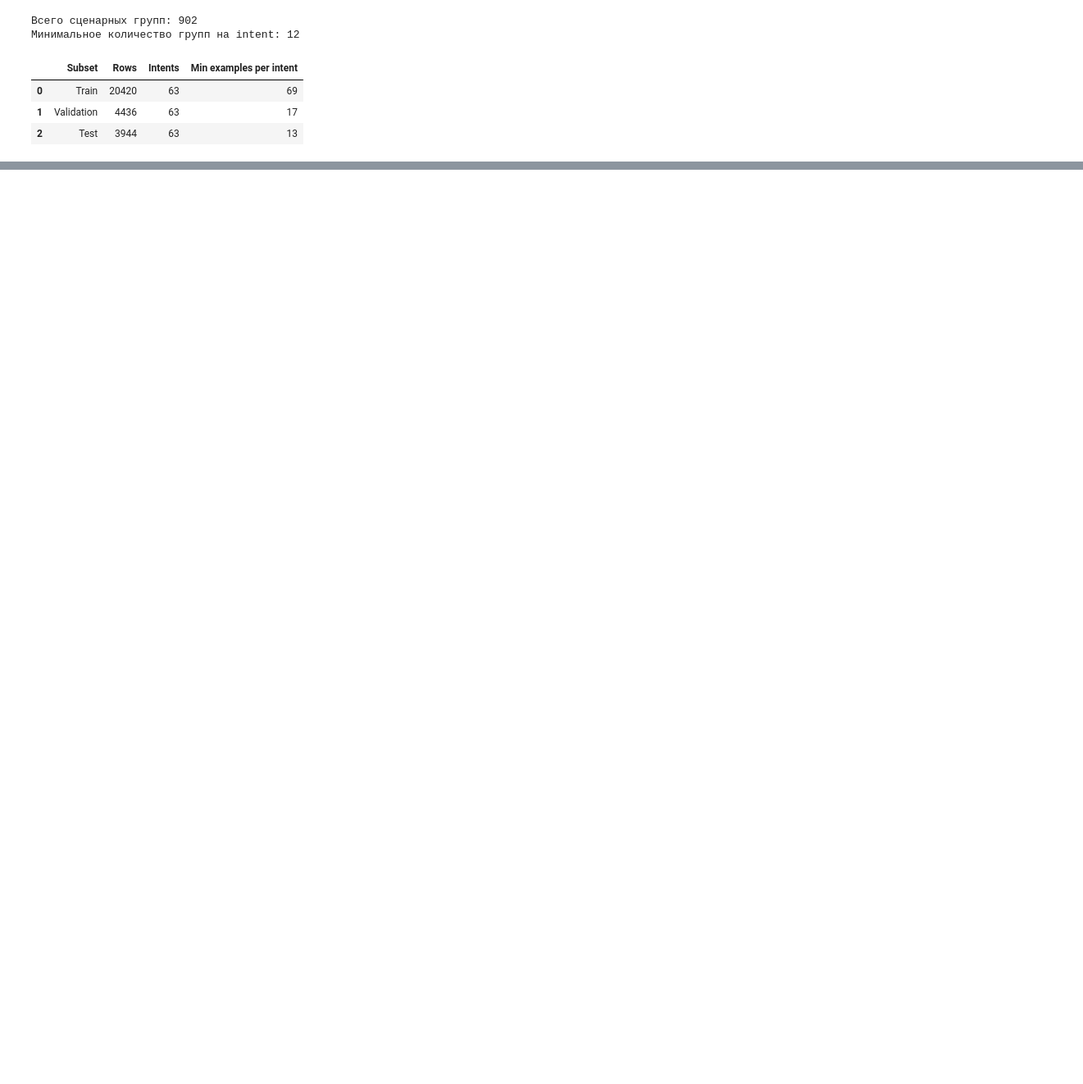
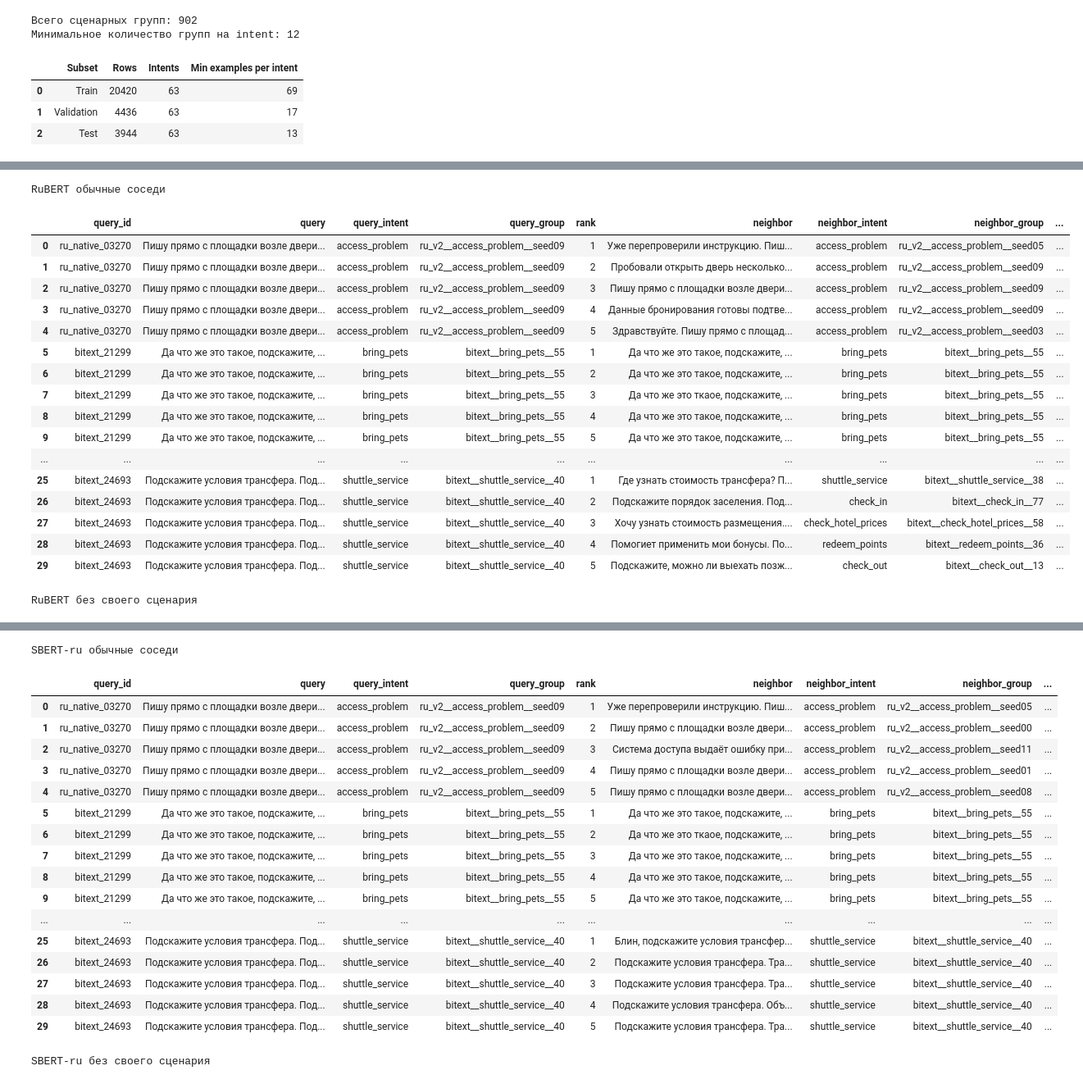
Before and after one commit to Ai-host-team/rental-ai-assistant, a Jupyter notebook: notebooks/01_eda_dataset.ipynb, the cells around one changed output, grey strips where cells are left out. Shown at 82% size. Cells and saved outputs as stored; diff of their text form; code cells hidden in the pictures; blank space fills up the shorter version.

```diff
--- a/notebooks/01_eda_dataset.ipynb
+++ b/notebooks/01_eda_dataset.ipynb
@@ -980,0 +1672,57 @@ test_df.to_csv(processed_dir / "intent_test.csv",sep=";",index=False,encoding="u
+# %%
+embedding_neighbor_metrics = []
+embedding_neighbor_results = {}
+embedding_example_positions = np.unique(np.linspace(0, len(embedding_queries) - 1,
+                                                    min(6, len(embedding_queries)), dtype=int))
+for embedding_name, embedding_array in embedding_vectors.items():
+    embedding_score = make_embedding_score_blocks(embedding_array, embedding_device)
+    try:
+        for embedding_mode, embedding_filter in [('обычные соседи', False), ('без своего сценария', True)]:
+            embedding_neighbors, embedding_similarities = nearest_neighbors(
+                embedding_array, embedding_rows, embedding_queries, k=5,
+                exclude_scenario=embedding_filter, score_block=embedding_score,
+            )
+            embedding_metrics, embedding_per_query = neighbor_agreement(
+                embedding_rows, embedding_queries, embedding_neighbors
+            )
+            embedding_neighbor_metrics.append({'Модель': embedding_name, 'Режим': embedding_mode, **embedding_metrics})
+            embedding_neighbor_results[(embedding_name, embedding_mode)] = (embedding_neighbors, embedding_similarities)
+            embedding_examples = neighbor_examples(
+                embedding_rows, embedding_queries[embedding_example_positions],
+                embedding_neighbors[embedding_example_positions], embedding_similarities[embedding_example_positions],
+            )
+            print(embedding_name, embedding_mode)
+            with pd.option_context('display.max_colwidth', 180):
+                display(embedding_examples)
+            embedding_examples.to_csv(embedding_results_dir / f'{embedding_name}_{embedding_filter}_examples.csv',
+                                      index=False, encoding='utf-8-sig')
+            embedding_per_query.assign(request_id=embedding_rows.iloc[embedding_queries]['request_id'].to_numpy()).to_csv(
+                embedding_results_dir / f'{embedding_name}_{embedding_filter}_query_metrics.csv',
+                index=False, encoding='utf-8-sig',
+            )
+    finally:
+        del embedding_score
+        gc.collect()
+        clear_embedding_device(embedding_device)
+embedding_neighbor_table = pd.DataFrame(embedding_neighbor_metrics)
+display(embedding_neighbor_table)
+# %% [output]
+RuBERT обычные соседи
+|  | query_id | query | query_intent | query_group | rank | neighbor | neighbor_intent | neighbor_group | ... |
+| 0 | ru_native_03270 | Пишу прямо с площадки возле двери... | access_problem | ru_v2__access_problem__seed09 | 1 | Уже перепроверили инструкцию. Пиш... | access_problem | ru_v2__access_problem__seed05 | ... |
+| 1 | ru_native_03270 | Пишу прямо с площадки возле двери... | access_problem | ru_v2__access_problem__seed09 | 2 | Пробовали открыть дверь несколько... | access_problem | ru_v2__access_problem__seed09 | ... |
+| 2 | ru_native_03270 | Пишу прямо с площадки возле двери... | access_problem | ru_v2__access_problem__seed09 | 3 | Пишу прямо с площадки возле двери... | access_problem | ru_v2__access_problem__seed09 | ... |
+| 3 | ru_native_03270 | Пишу прямо с площадки возле двери... | access_problem | ru_v2__access_problem__seed09 | 4 | Данные бронирования готовы подтве... | access_problem | ru_v2__access_problem__seed09 | ... |
+| 4 | ru_native_03270 | Пишу прямо с площадки возле двери... | access_problem | ru_v2__access_problem__seed09 | 5 | Здравствуйте. Пишу прямо с площад... | access_problem | ru_v2__access_problem__seed03 | ... |
+| 5 | bitext_21299 | Да что же это такое, подскажите, ... | bring_pets | bitext__bring_pets__55 | 1 | Да что же это такое, подскажите, ... | bring_pets | bitext__bring_pets__55 | ... |
+| 6 | bitext_21299 | Да что же это такое, подскажите, ... | bring_pets | bitext__bring_pets__55 | 2 | Да что же это такое, подскажите, ... | bring_pets | bitext__bring_pets__55 | ... |
+| 7 | bitext_21299 | Да что же это такое, подскажите, ... | bring_pets | bitext__bring_pets__55 | 3 | Да что же это ткаое, подскажите, ... | bring_pets | bitext__bring_pets__55 | ... |
+| 8 | bitext_21299 | Да что же это такое, подскажите, ... | bring_pets | bitext__bring_pets__55 | 4 | Да что же это такое, подскажите, ... | bring_pets | bitext__bring_pets__55 | ... |
+| 9 | bitext_21299 | Да что же это такое, подскажите, ... | bring_pets | bitext__bring_pets__55 | 5 | Да что же это такое, подскажите, ... | bring_pets | bitext__bring_pets__55 | ... |
+| ... | ... | ... | ... | ... | ... | ... | ... | ... | ... |
+| 25 | bitext_24693 | Подскажите условия трансфера. Под... | shuttle_service | bitext__shuttle_service__40 | 1 | Где узнать стоимость трансфера? П... | shuttle_service | bitext__shuttle_service__38 | ... |
+| 26 | bitext_24693 | Подскажите условия трансфера. Под... | shuttle_service | bitext__shuttle_service__40 | 2 | Подскажите порядок заселения. Под... | check_in | bitext__check_in__77 | ... |
+| 27 | bitext_24693 | Подскажите условия трансфера. Под... | shuttle_service | bitext__shuttle_service__40 | 3 | Хочу узнать стоимость размещения.... | check_hotel_prices | bitext__check_hotel_prices__58 | ... |
+| 28 | bitext_24693 | Подскажите условия трансфера. Под... | shuttle_service | bitext__shuttle_service__40 | 4 | Помогиет применить мои бонусы. По... | redeem_points | bitext__redeem_points__36 | ... |
+| 29 | bitext_24693 | Подскажите условия трансфера. Под... | shuttle_service | bitext__shuttle_service__40 | 5 | Подскажите, можно ли выехать позж... | check_out | bitext__check_out__13 | ... |
+RuBERT без своего сценария
@@ -980,0 +1746,19 @@ test_df.to_csv(processed_dir / "intent_test.csv",sep=";",index=False,encoding="u
+SBERT-ru обычные соседи
+|  | query_id | query | query_intent | query_group | rank | neighbor | neighbor_intent | neighbor_group | ... |
+| 0 | ru_native_03270 | Пишу прямо с площадки возле двери... | access_problem | ru_v2__access_problem__seed09 | 1 | Уже перепроверили инструкцию. Пиш... | access_problem | ru_v2__access_problem__seed05 | ... |
+| 1 | ru_native_03270 | Пишу прямо с площадки возле двери... | access_problem | ru_v2__access_problem__seed09 | 2 | Пишу прямо с площадки возле двери... | access_problem | ru_v2__access_problem__seed00 | ... |
+| 2 | ru_native_03270 | Пишу прямо с площадки возле двери... | access_problem | ru_v2__access_problem__seed09 | 3 | Система доступа выдаёт ошибку при... | access_problem | ru_v2__access_problem__seed11 | ... |
+| 3 | ru_native_03270 | Пишу прямо с площадки возле двери... | access_problem | ru_v2__access_problem__seed09 | 4 | Пишу прямо с площадки возле двери... | access_problem | ru_v2__access_problem__seed01 | ... |
+| 4 | ru_native_03270 | Пишу прямо с площадки возле двери... | access_problem | ru_v2__access_problem__seed09 | 5 | Пишу прямо с площадки возле двери... | access_problem | ru_v2__access_problem__seed08 | ... |
+| 5 | bitext_21299 | Да что же это такое, подскажите, ... | bring_pets | bitext__bring_pets__55 | 1 | Да что же это такое, подскажите, ... | bring_pets | bitext__bring_pets__55 | ... |
+| 6 | bitext_21299 | Да что же это такое, подскажите, ... | bring_pets | bitext__bring_pets__55 | 2 | Да что же это ткаое, подскажите, ... | bring_pets | bitext__bring_pets__55 | ... |
+| 7 | bitext_21299 | Да что же это такое, подскажите, ... | bring_pets | bitext__bring_pets__55 | 3 | Да что же это такое, подскажите, ... | bring_pets | bitext__bring_pets__55 | ... |
+| 8 | bitext_21299 | Да что же это такое, подскажите, ... | bring_pets | bitext__bring_pets__55 | 4 | Да что же это такое, подскажите, ... | bring_pets | bitext__bring_pets__55 | ... |
+| 9 | bitext_21299 | Да что же это такое, подскажите, ... | bring_pets | bitext__bring_pets__55 | 5 | Да что же это такое, подскажите, ... | bring_pets | bitext__bring_pets__55 | ... |
+| ... | ... | ... | ... | ... | ... | ... | ... | ... | ... |
+| 25 | bitext_24693 | Подскажите условия трансфера. Под... | shuttle_service | bitext__shuttle_service__40 | 1 | Блин, подскажите условия трансфер... | shuttle_service | bitext__shuttle_service__40 | ... |
+| 26 | bitext_24693 | Подскажите условия трансфера. Под... | shuttle_service | bitext__shuttle_service__40 | 2 | Подскажите условия трансфера. Тра... | shuttle_service | bitext__shuttle_service__40 | ... |
+| 27 | bitext_24693 | Подскажите условия трансфера. Под... | shuttle_service | bitext__shuttle_service__40 | 3 | Подскажите условия трансфера. Тра... | shuttle_service | bitext__shuttle_service__40 | ... |
+| 28 | bitext_24693 | Подскажите условия трансфера. Под... | shuttle_service | bitext__shuttle_service__40 | 4 | Подскажите условия трансфера. Объ... | shuttle_service | bitext__shuttle_service__40 | ... |
+| 29 | bitext_24693 | Подскажите условия трансфера. Под... | shuttle_service | bitext__shuttle_service__40 | 5 | Подскажите условия трансфера. Тра... | shuttle_service | bitext__shuttle_service__40 | ... |
+SBERT-ru без своего сценария
```
Also changed, not shown: parts of 19 cells of this notebook, 3 other files.
